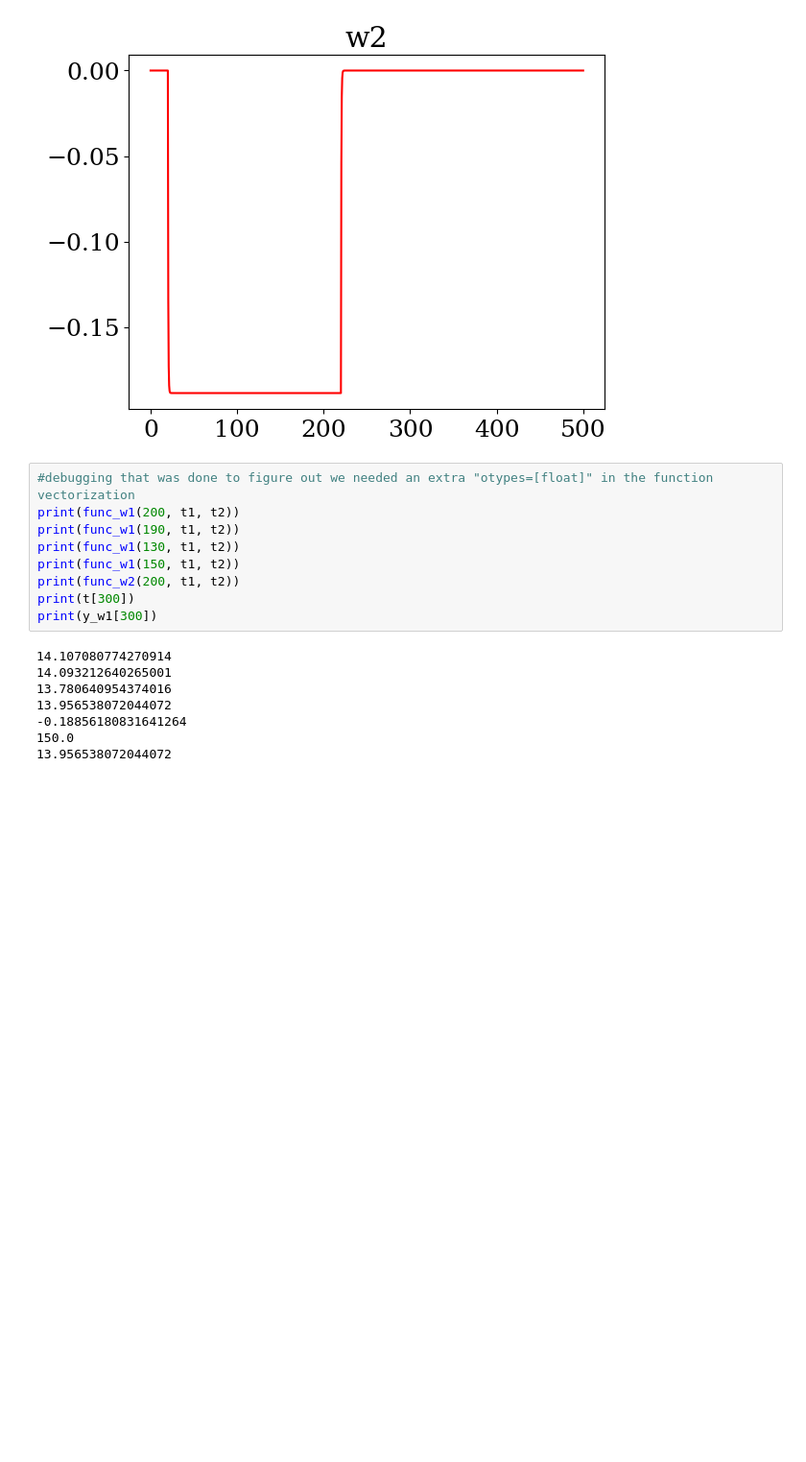
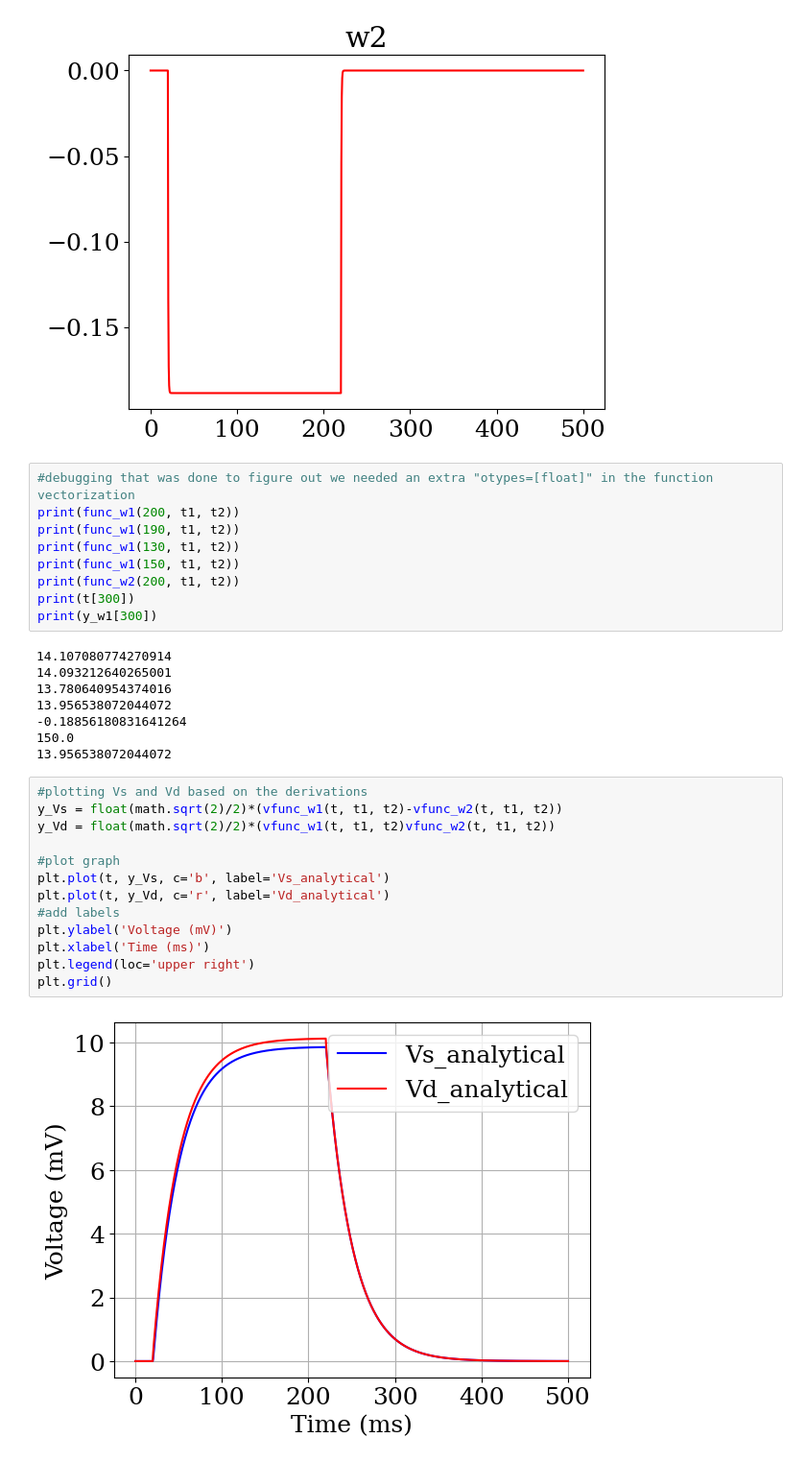
Before and after one commit to jscyyl/GabbianiLab, a Jupyter notebook: 2-Compartment-Analytical-Simulation.ipynb, the cells around one changed output. Shown: that part at 96% size. Drawn from its saved outputs; the diff is of its cells as text; blank space fills up the shorter version.

Commit message:
added analytical Vs and Vd plots

```diff
--- a/2-Compartment-Analytical-Simulation.ipynb
+++ b/2-Compartment-Analytical-Simulation.ipynb
@@ -110,3 +110,18 @@ print(y_w1[300])
 -0.18856180831641264
 150.0
 13.956538072044072
+# %%
+#plotting Vs and Vd based on the derivations
+y_Vs = float(math.sqrt(2)/2)*(vfunc_w1(t, t1, t2)-vfunc_w2(t, t1, t2))
+y_Vd = float(math.sqrt(2)/2)*(vfunc_w1(t, t1, t2)vfunc_w2(t, t1, t2))
+
+#plot graph
+plt.plot(t, y_Vs, c='b', label='Vs_analytical')
+plt.plot(t, y_Vd, c='r', label='Vd_analytical')
+#add labels
+plt.ylabel('Voltage (mV)')
+plt.xlabel('Time (ms)')
+plt.legend(loc='upper right')
+plt.grid()
+# %% [output]
+[figure, added]
```
